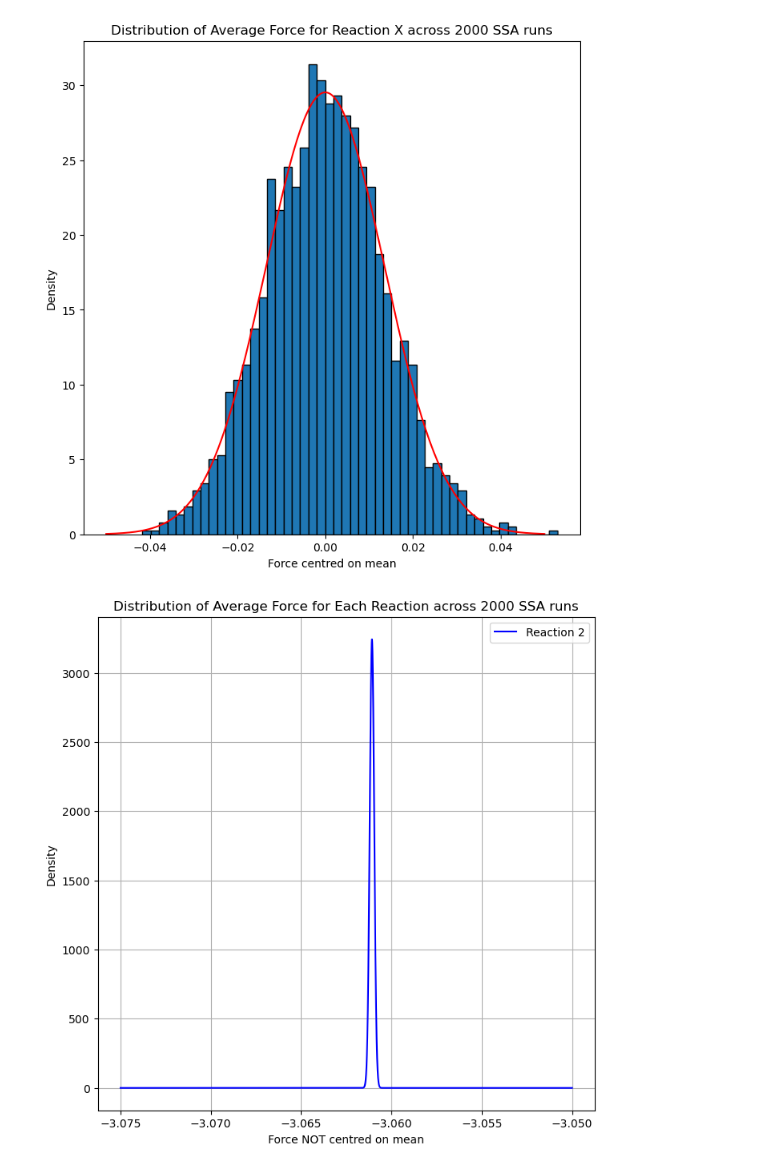
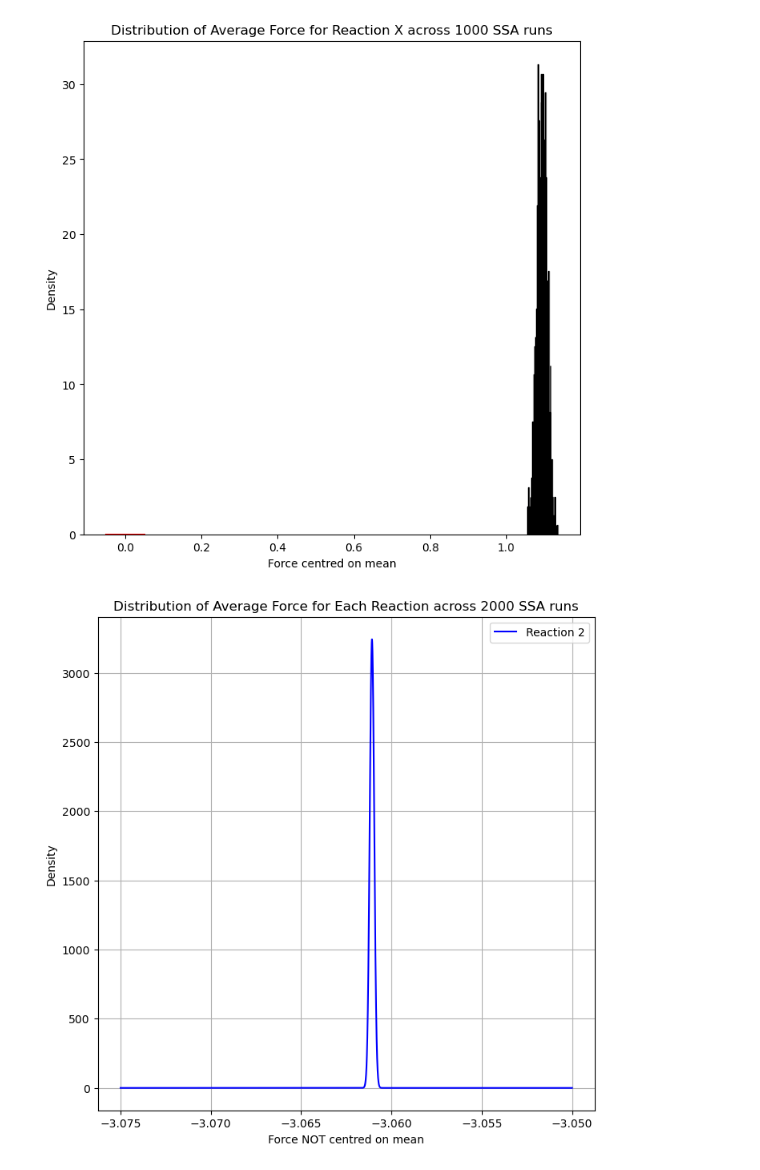
Before and after one commit to FTurci/conductance-chem-net, a Jupyter notebook: students/Will/Gillespie_simulations/numba_infused.ipynb, the cells around one changed output. Drawn from its saved outputs; the diff is of its cells as text; code cells hidden in the pictures.

```diff
--- a/students/Will/Gillespie_simulations/numba_infused.ipynb
+++ b/students/Will/Gillespie_simulations/numba_infused.ipynb
@@ -1155,19 +1474,19 @@ array([[ 1.87300933e-04, -6.49055622e-08, -1.87218541e-04],
 # %%
-centred_on_0_F = F3 - np.mean(F3)
+centred_on_0_F = F3 #- np.mean(F3)
 plt.hist(centred_on_0_F,bins=50,edgecolor='black', density=True)
 
 mean_F = np.mean(centred_on_0_F)
 std_dev_F = np.std(centred_on_0_F)
 x_F = np.linspace(-0.05, 0.05, 1000)
 y_F = (1 / (np.sqrt(2 * np.pi) * std_dev_F)) * np.exp(-((x_F - mean_F)**2) / (2 * std_dev_F**2))
 plt.plot(x_F, y_F, color='red')
 plt.title(f'Distribution of Average Force for Reaction X across {total_iterations} SSA runs')
 plt.xlabel('Force centred on mean')
 plt.ylabel('Density')
 
 plt.show()
 # %% [output]
-[figure, old version]
+[figure, new version]
 # %%
 # Look at the different forces for each reaction plotted over each other, look at gaussian dists since we know they fit well
 
```
Also changed, not shown: parts of 14 cells of this notebook.
